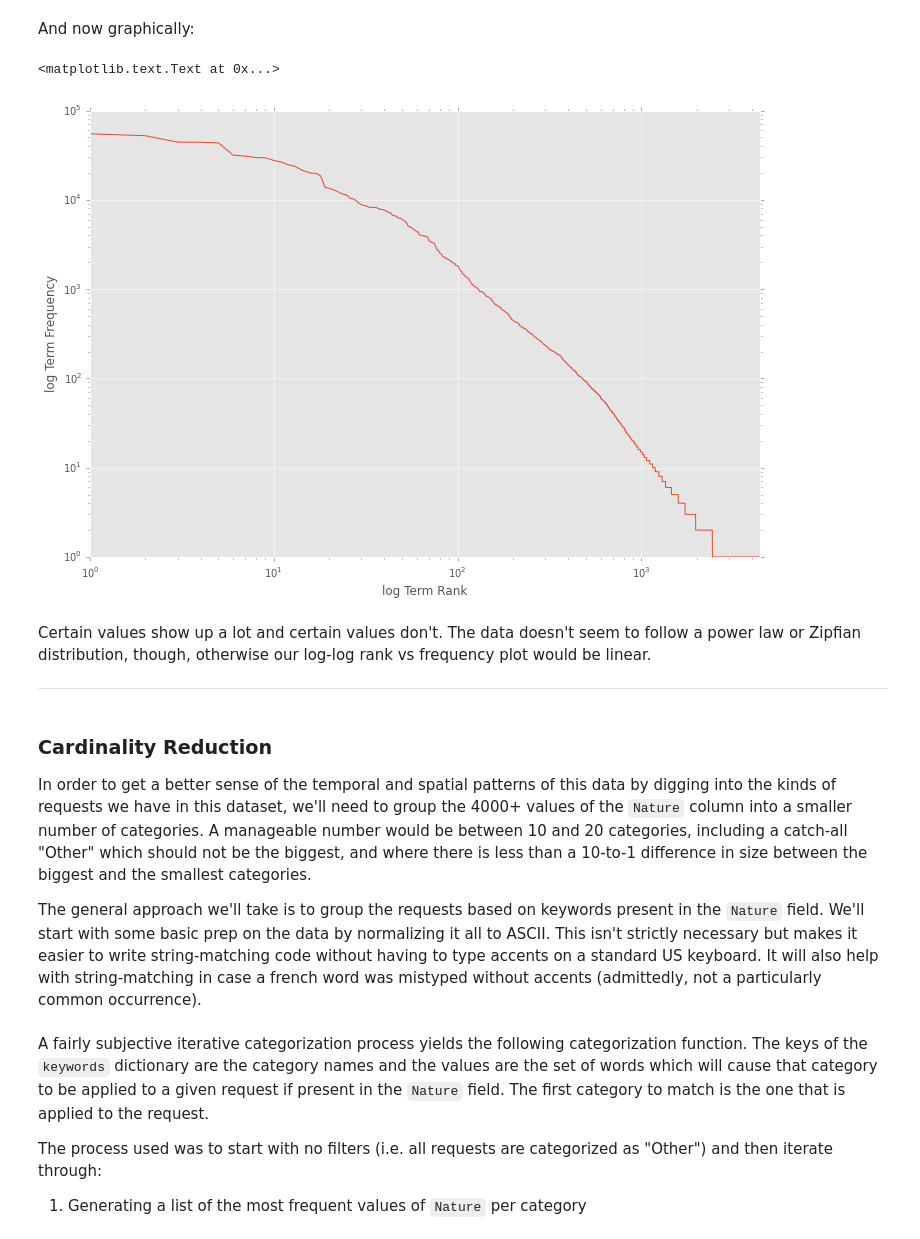
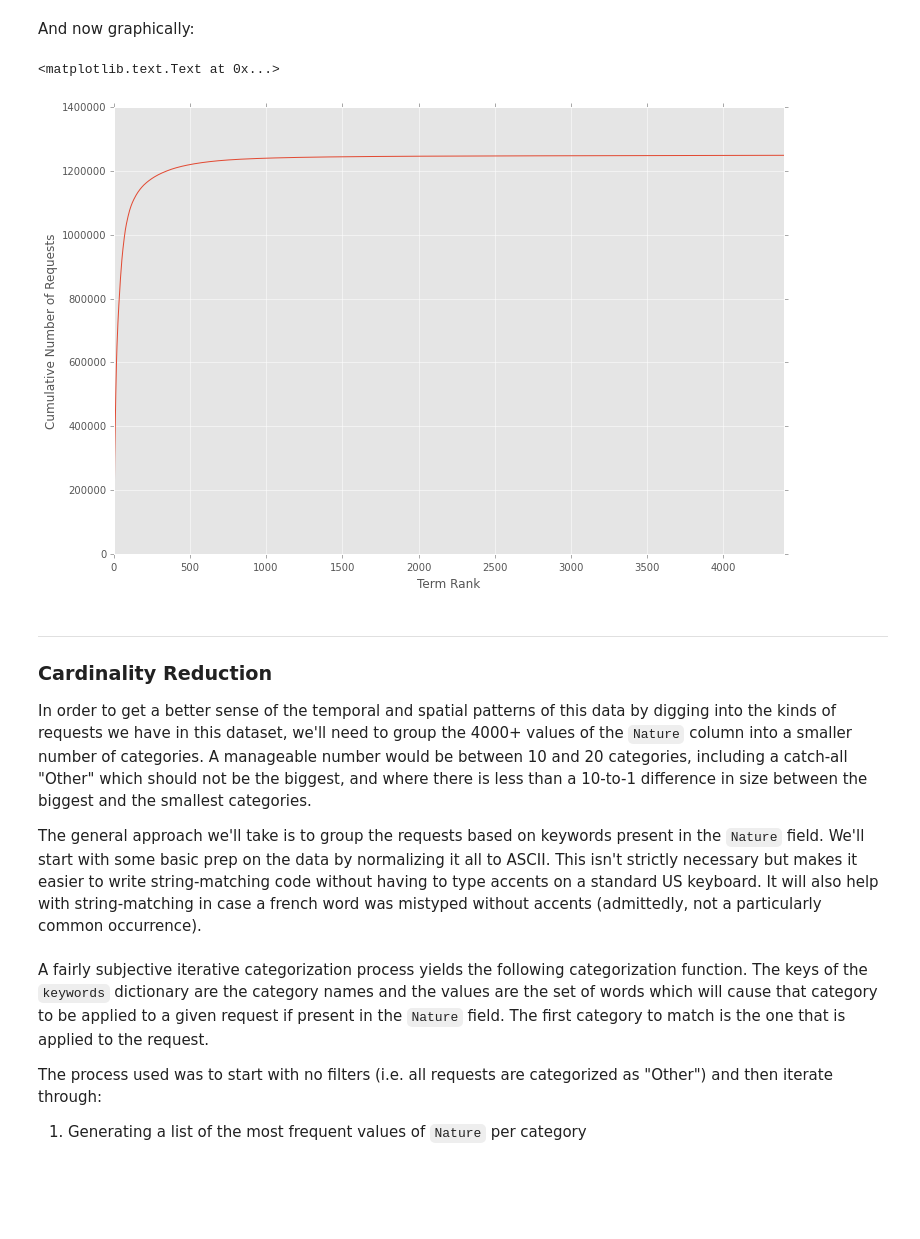
Before and after one commit to nicolaskruchten/mtl311, a Jupyter notebook: notebook.ipynb, the cells around one changed output. Saved outputs shown, nothing was run; the diff lists cells and outputs as text; code cells hidden in the pictures; blank space fills up the shorter version.

```diff
--- a/notebook.ipynb
+++ b/notebook.ipynb
@@ -72,17 +72,15 @@ nature_counts
 # %% [markdown]
 And now graphically:
 # %%
-p = nature_counts.plot(loglog=True, legend=False)
-p.set_xlabel("log Term Rank")
-p.set_ylabel("log Term Frequency")
+p = nature_counts.cumsum().plot(legend=False)
+p.set_xlabel("Term Rank")
+p.set_ylabel("Cumulative Number of Requests")
 # %% [output]
 <matplotlib.text.Text at 0x...>
-[figure, old version]
+[figure, new version]
-# %% [markdown]
-Certain values show up a lot and certain values don't. The data doesn't seem to follow a power law or Zipfian distribution, though, otherwise our log-log rank vs frequency plot would be linear.
-
----------------
 # %% [markdown]
+------------
+
 ### Cardinality Reduction
 
 In order to get a better sense of the temporal and spatial patterns of this data by digging into the kinds of requests we have in this dataset, we'll need to group the 4000+ values of the `Nature` column into a smaller number of categories. A manageable number would be between 10 and 20 categories, including a catch-all "Other" which should not be the biggest, and where there is less than a 10-to-1 difference in size between the biggest and the smallest categories.
```
Also changed, not shown: parts of 1 cell of this notebook.
